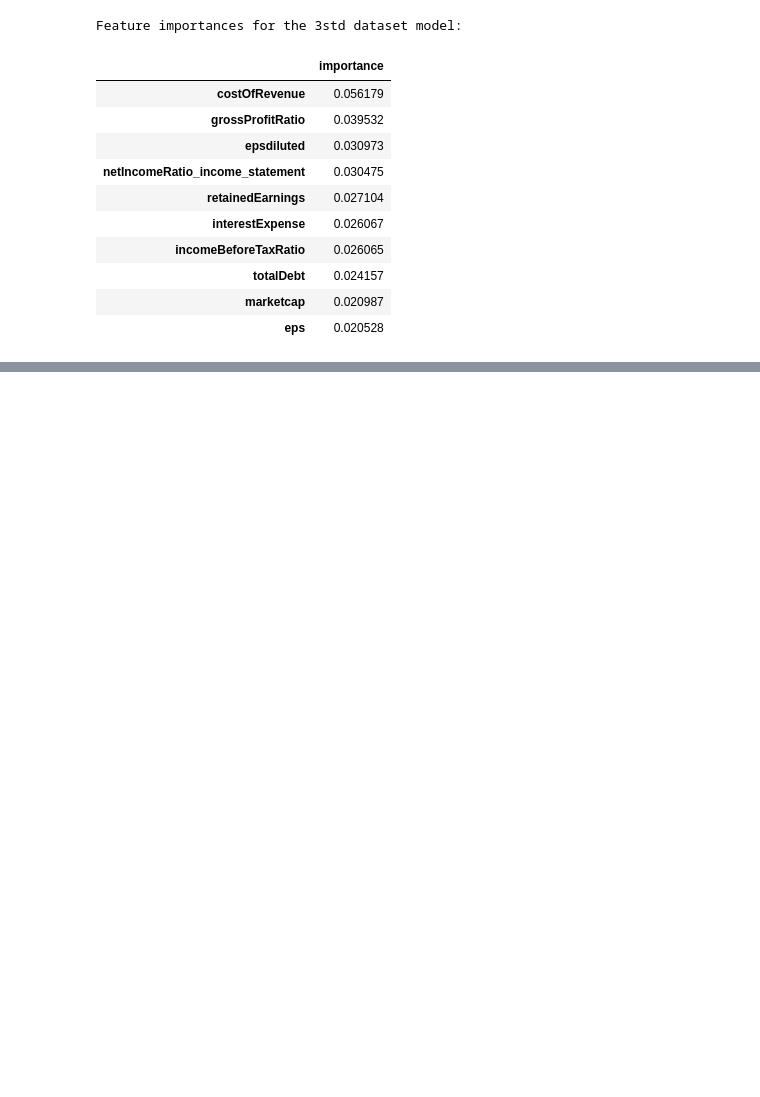
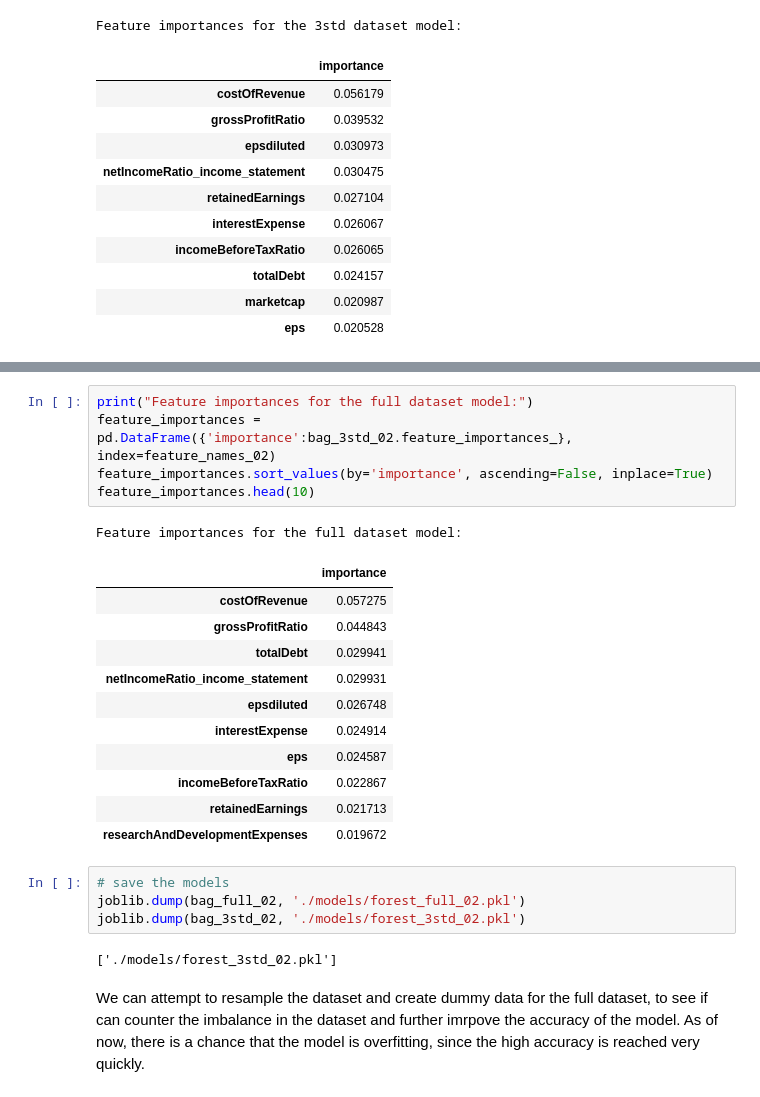
Before and after one commit to quityQ/bachelor, a Jupyter notebook: analysis_forest.ipynb, the cells around one changed output, grey strips where cells are left out. Cells and saved outputs as stored; diff of their text form; blank space fills up the shorter version.

Commit message:
finished forest analysis

```diff
--- a/analysis_forest.ipynb
+++ b/analysis_forest.ipynb
@@ -295,0 +354,26 @@ Feature importances for the 3std dataset model:
+# %%
+print("Feature importances for the full dataset model:")
+feature_importances = pd.DataFrame({'importance':bag_3std_02.feature_importances_}, index=feature_names_02)
+feature_importances.sort_values(by='importance', ascending=False, inplace=True)
+feature_importances.head(10)
+# %% [output]
+Feature importances for the full dataset model:
+|  | importance |
+| costOfRevenue | 0.057275 |
+| grossProfitRatio | 0.044843 |
+| totalDebt | 0.029941 |
+| netIncomeRatio_income_statement | 0.029931 |
+| epsdiluted | 0.026748 |
+| interestExpense | 0.024914 |
+| eps | 0.024587 |
+| incomeBeforeTaxRatio | 0.022867 |
+| retainedEarnings | 0.021713 |
+| researchAndDevelopmentExpenses | 0.019672 |
+# %%
+# save the models
+joblib.dump(bag_full_02, './models/forest_full_02.pkl')
+joblib.dump(bag_3std_02, './models/forest_3std_02.pkl')
+# %% [output]
+['./models/forest_3std_02.pkl']
+# %% [markdown]
+We can attempt to resample the dataset and create dummy data for the full dataset, to see if can counter the imbalance in the dataset and further imrpove the accuracy of the model. As of now, there is a chance that the model is overfitting, since the high accuracy is reached very quickly.
```
Also changed, not shown: parts of 16 cells of this notebook, 7 other files.
